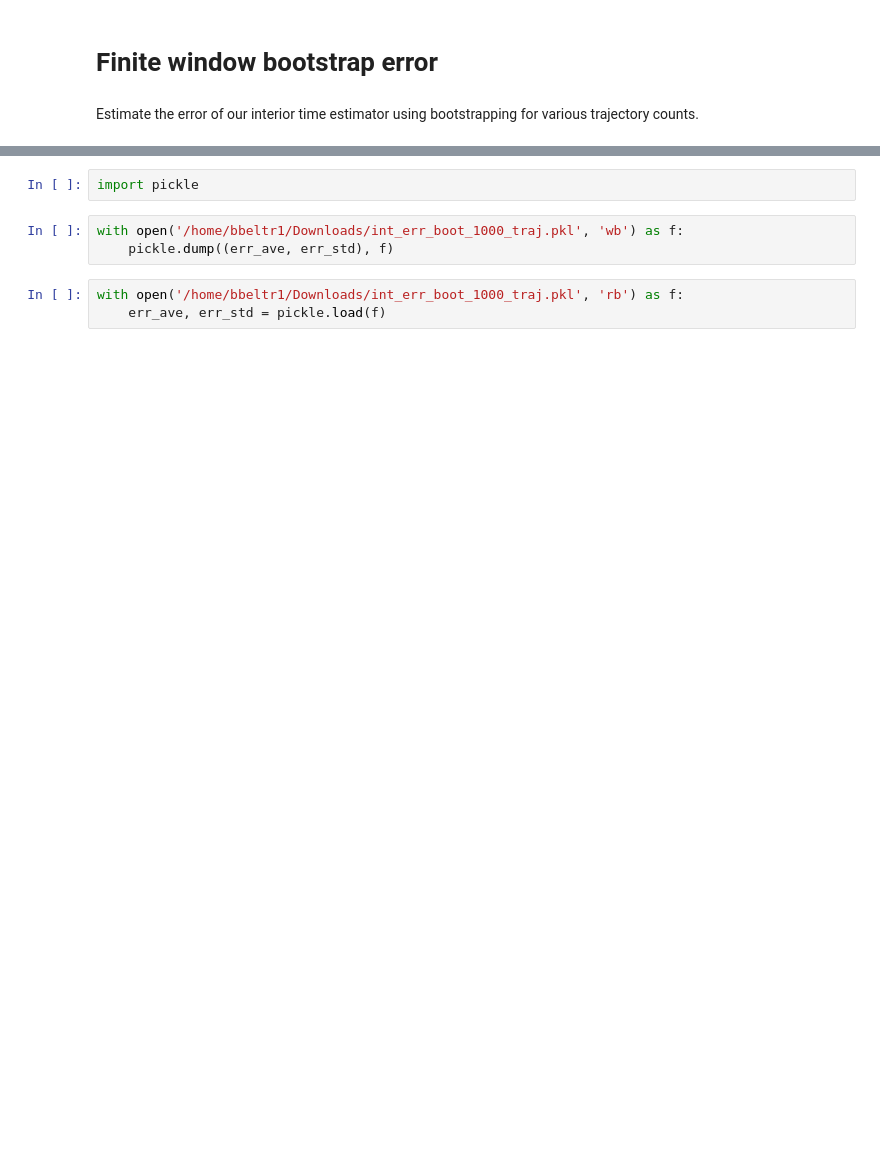
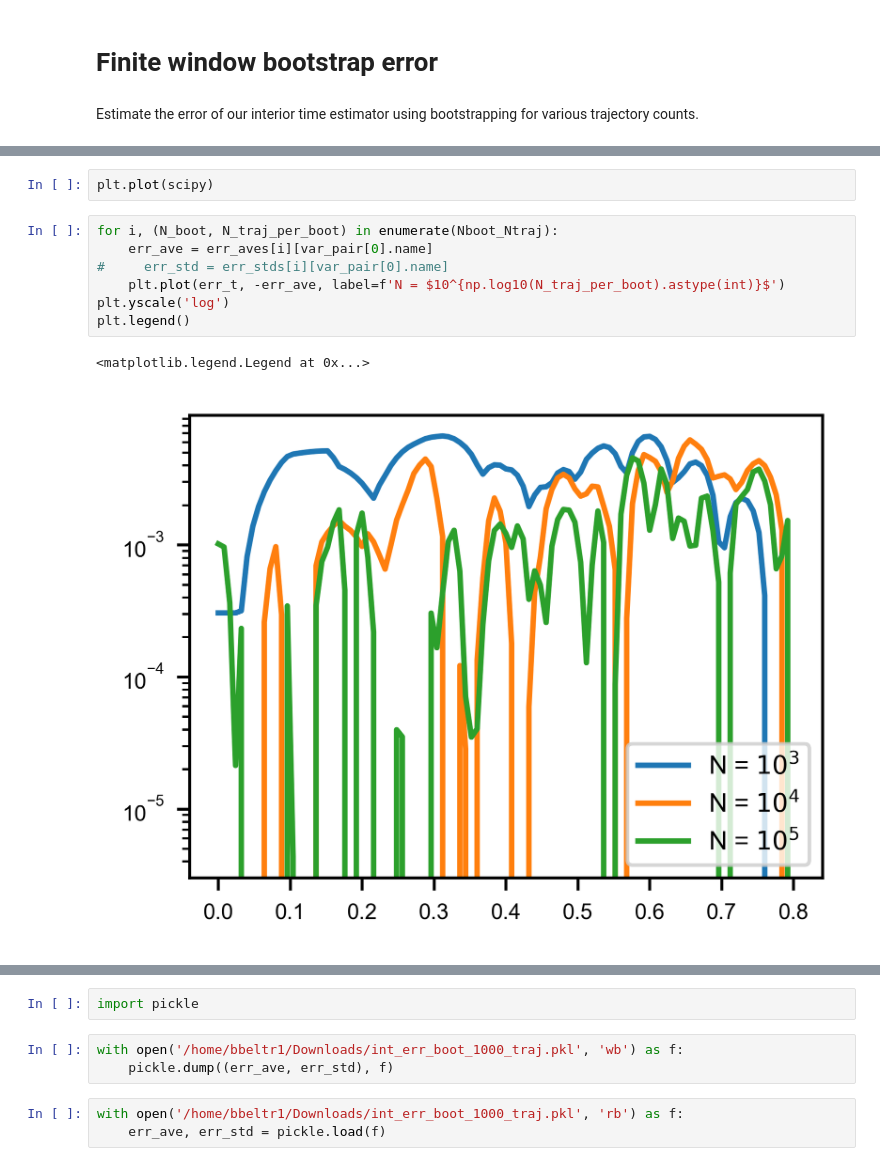
Before and after one commit to brunobeltran/multi_locus_analysis, a Jupyter notebook: notebooks/interior-esimator-error.ipynb, the cells around one changed output, grey strips where cells are left out. Saved outputs shown, nothing was run; the diff lists cells and outputs as text; blank space fills up the shorter version.

```diff
--- a/notebooks/interior-esimator-error.ipynb
+++ b/notebooks/interior-esimator-error.ipynb
@@ -64,0 +112,12 @@ for N_boot, N_traj_per_boot in Nboot_Ntraj:
+# %%
+plt.plot(scipy)
+# %%
+for i, (N_boot, N_traj_per_boot) in enumerate(Nboot_Ntraj):
+    err_ave = err_aves[i][var_pair[0].name]
+#     err_std = err_stds[i][var_pair[0].name]
+    plt.plot(err_t, -err_ave, label=f'N = $10^{np.log10(N_traj_per_boot).astype(int)}$')
+plt.yscale('log')
+plt.legend()
+# %% [output]
+<matplotlib.legend.Legend at 0x...>
+[figure, added]
```
Also changed, not shown: parts of 22 cells of this notebook, 1 other file.
